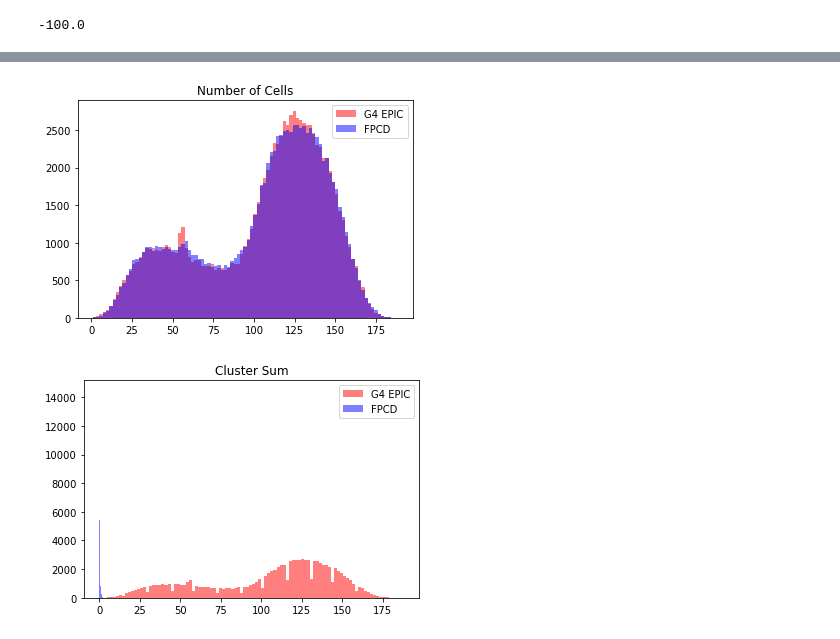
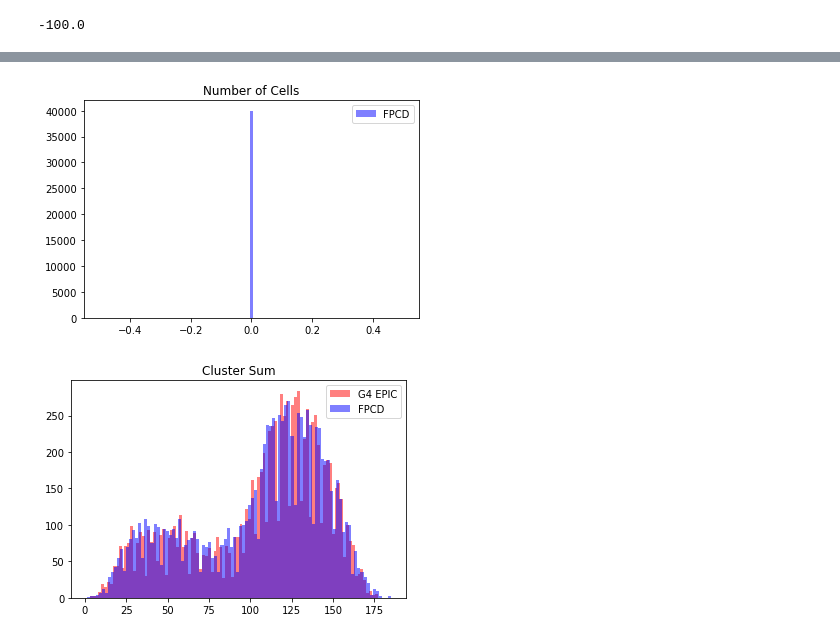
Before and after one commit to ftoralesacosta/GSGM_for_EIC_Calo, a Jupyter notebook: scripts/Compare_Geant_Diffussion.ipynb, the cells around one changed output, grey strips where cells are left out. Saved outputs shown, nothing was run; the diff lists cells and outputs as text; code cells hidden in the pictures.

```diff
--- a/scripts/Compare_Geant_Diffussion.ipynb
+++ b/scripts/Compare_Geant_Diffussion.ipynb
@@ -10,4 +10,6 @@ g4 = h5py.File(geant4_name, 'r')
 dfsn = h5py.File(diffusion_name,'r')
 
 g4.keys()
-dfsn.keys()
+#dfsn.keys()
+
+nevts = 10_000
@@ -111,17 +121,17 @@ plt.savefig("CellZ.pdf")
 # %%
-g4_NCells = np.ravel(g4['cluster'][:100_000,-1])
-dfsn_NCells = np.ravel(dfsn['cluster_features'][:,-1])
+g4_NCells = np.ravel(g4['cluster'][:nevts,-1])
+dfsn_NCells = np.ravel(dfsn['cell_features'][:,-1])
 
-plt.hist(np.ravel(g4_NCells),bins=93,alpha=0.5,label="G4 EPIC",color="red")
+#plt.hist(np.ravel(g4_NCells),alpha=0.5,label="G4 EPIC",color="red")
 plt.hist(np.ravel(dfsn_NCells),bins=93,alpha=0.5,label="FPCD",color="blue")
 plt.legend()
 plt.title("Number of Cells")
 plt.savefig("NCells.pdf")
 # %% [output]
-[figure, old version]
+[figure, new version]
 # %%
-g4_Esum = np.ravel(g4['cluster'][:100_000,3])
-dfsn_Esum = np.ravel(dfsn['cluster_features'][:,0])
+g4_Esum = np.ravel(g4['cluster'][:nevts,3])
+dfsn_Esum = np.ravel(dfsn['cluster_features'][:,-1])
 
 plt.hist(np.ravel(g4_Esum),bins=100,alpha=0.5,label="G4 EPIC",color="red")
 plt.hist(np.ravel(dfsn_Esum),bins=100,alpha=0.5,label="FPCD",color="blue")
@@ -129,4 +139,4 @@ plt.legend()
 plt.title("Cluster Sum")
 plt.savefig("ClusterSums.pdf")
 # %% [output]
-[figure, old version]
+[figure, new version]
```
Also changed, not shown: parts of 9 cells of this notebook, 11 other files.
